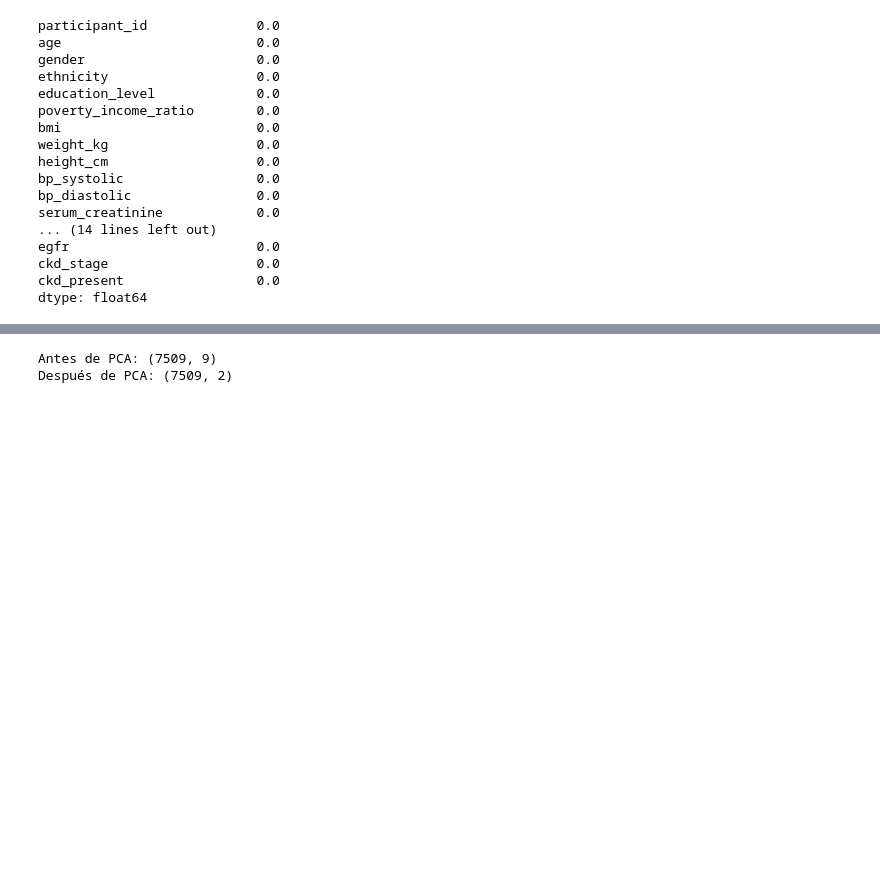
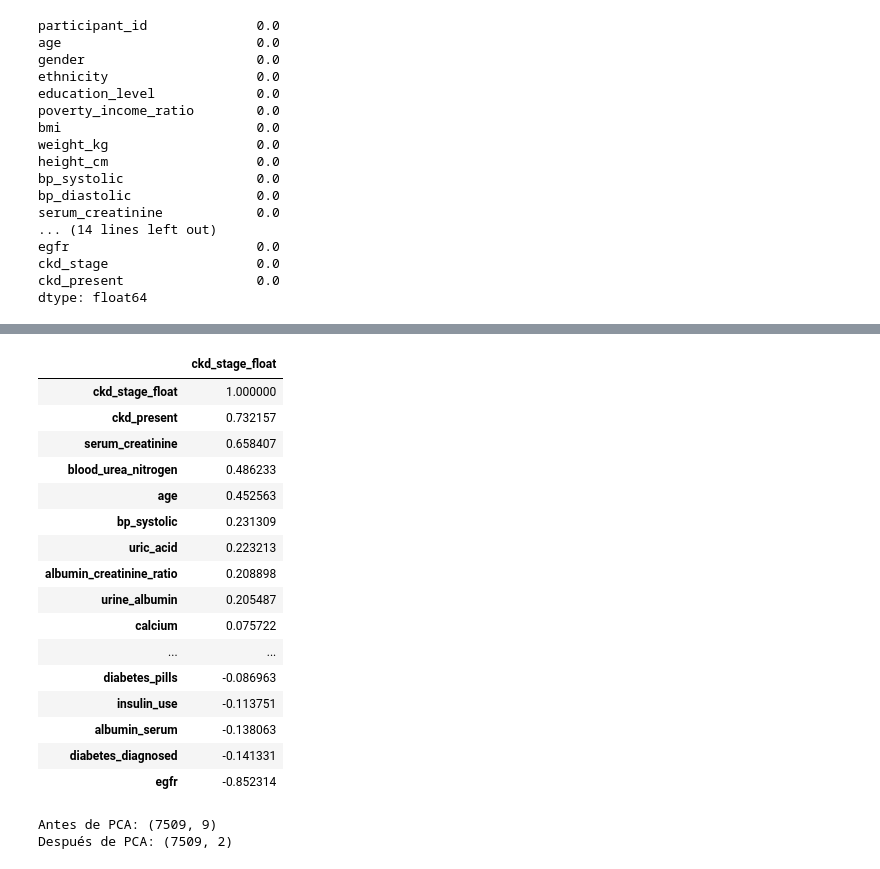
Before and after one commit to GonzaloManterola/Grupo27Ciencias, a Jupyter notebook: Main.ipynb, the cells around one changed output, grey strips where cells are left out. Saved outputs shown, nothing was run; the diff lists cells and outputs as text; code cells hidden in the pictures; blank space fills up the shorter version.

```diff
--- a/Main.ipynb
+++ b/Main.ipynb
@@ -199,3 +223,41 @@ Name: count, dtype: int64
+# %%
+variable_objetivo = 'ckd_stage_float'
+mapped_ckd = Clean.select_dtypes(include=[np.number])
+mapped_ckd['ckd_stage_float'] = (Clean['ckd_stage']
+    .map({
+    "No CKD": -1.0,
+    "Stage 1 (Kidney Damage)": 1.0,
+    "Stage 2 (Mildly Decreased)": 2.0,
+    "Stage 3a (Mild-Moderate)": 3.0,
+    "Stage 3b (Moderate-Severe)": 4.0,
+    "Stage 4 (Severely Decreased)": 5.0,
+    "Stage 5 (Kidney Failure)": 6.0,
+    "Unknown": 0.0,
+}).astype(float))
+# Seleccionamos únicamente la columna de la variable elegida y la ordenamos de mayor a menor
+
+#Clean['ckd_stage'].head()
+tabla_correlacion = mapped_ckd.corr()[[variable_objetivo]].sort_values(by=variable_objetivo, ascending=False)
+#print(mapped_ckd['age'].value_counts(dropna=False))
+display(tabla_correlacion)
+# %% [output]
+|  | ckd_stage_float |
+| ckd_stage_float | 1.000000 |
+| ckd_present | 0.732157 |
+| serum_creatinine | 0.658407 |
+| blood_urea_nitrogen | 0.486233 |
+| age | 0.452563 |
+| bp_systolic | 0.231309 |
+| uric_acid | 0.223213 |
+| albumin_creatinine_ratio | 0.208898 |
+| urine_albumin | 0.205487 |
+| calcium | 0.075722 |
+| ... | ... |
+| diabetes_pills | -0.086963 |
+| insulin_use | -0.113751 |
+| albumin_serum | -0.138063 |
+| diabetes_diagnosed | -0.141331 |
+| egfr | -0.852314 |
 # %%
 #ANALISIS MULTIVARIADO GONZA HP3.
 #edad, sexo, BMI, presión arterial, diabetes, tabaquismo y nivel socioeconómico .
```
Also changed, not shown: parts of 18 cells of this notebook, 1 other file.
